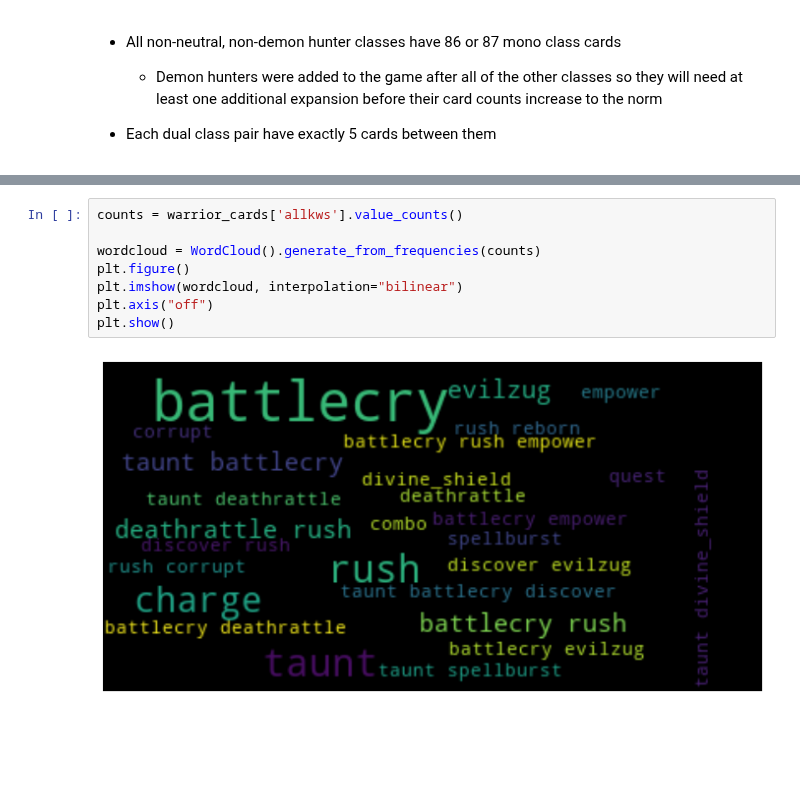
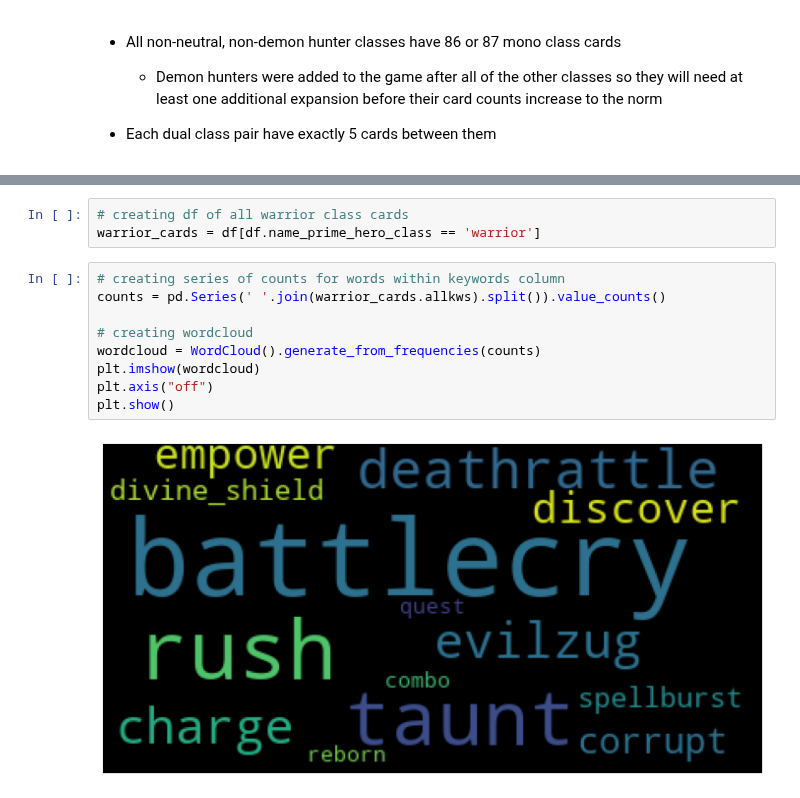
Before and after one commit to SamuelD-Data/hearthstone_project, a Jupyter notebook: hearthstone_project_notebook.ipynb, the cells around one changed output, grey strips where cells are left out. Saved outputs shown, nothing was run; the diff lists cells and outputs as text; blank space fills up the shorter version.

Commit message:
updated wordcloud to show each word in keyword column individually, and not as bi/trigrams

```diff
--- a/hearthstone_project_notebook.ipynb
+++ b/hearthstone_project_notebook.ipynb
@@ -1332,10 +1315,14 @@ warrior_cards
+# %%
+# creating df of all warrior class cards
+warrior_cards = df[df.name_prime_hero_class == 'warrior']
 # %%
-counts = warrior_cards['allkws'].value_counts()
+# creating series of counts for words within keywords column
+counts = pd.Series(' '.join(warrior_cards.allkws).split()).value_counts()
 
+# creating wordcloud
 wordcloud = WordCloud().generate_from_frequencies(counts)
-plt.figure()
-plt.imshow(wordcloud, interpolation="bilinear")
+plt.imshow(wordcloud)
 plt.axis("off")
 plt.show()
 # %% [output]
-[figure, old version]
+[figure, new version]
```
Also changed, not shown: parts of 5 cells of this notebook.
